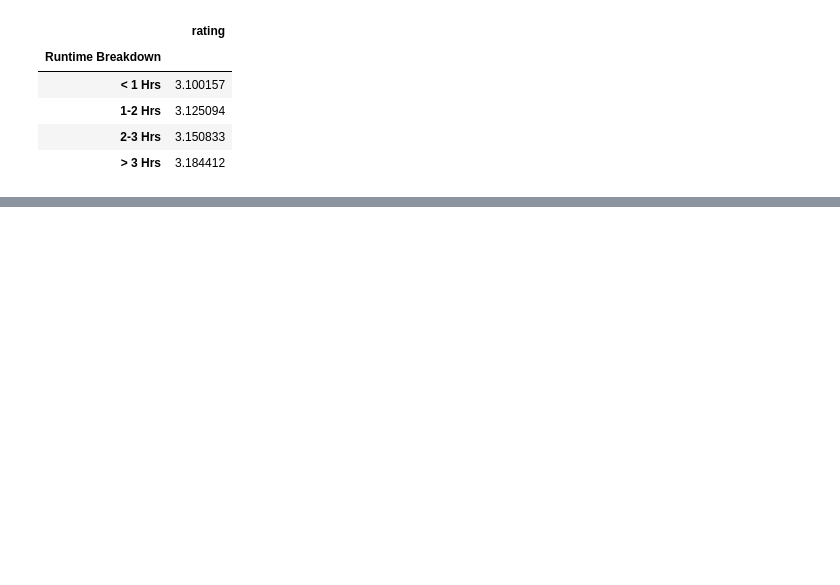
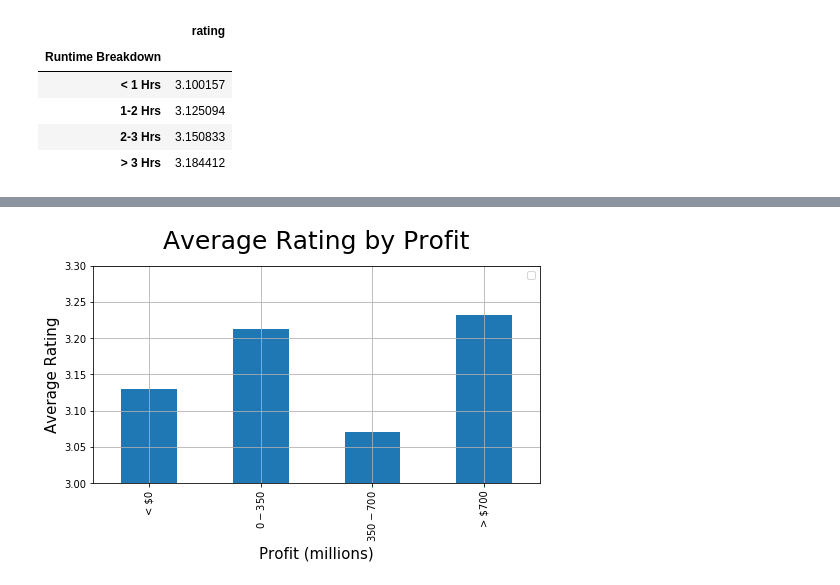
Before and after one commit to Rod-Skoglund/Data-Analytics-Project1, a Jupyter notebook: MovieAnalysis.ipynb, the cells around one changed output, grey strips where cells are left out. Cells and saved outputs as stored; diff of their text form; code cells hidden in the pictures; blank space fills up the shorter version.

```diff
--- a/MovieAnalysis.ipynb
+++ b/MovieAnalysis.ipynb
@@ -364,0 +464,13 @@ plt.show()
+# %%
+financial_ave_df = financial_df[["rating", "Profit", "Profit Range (millions)"]]
+financial_ave_df = financial_ave_df.groupby("Profit Range (millions)").mean()
+#ratings_runtime_ave_df.mean()
+#ratings_runtime_ave_df["rating"].head()
+# %%
+# Filter the DataFrame down only to those columns to chart
+financial_ave_df = financial_ave_df[["rating"]]
+
+# Set the index to be "State" so they will be used as labels
+#state_and_inches = state_and_inches.set_index("State")
+
+financial_ave_df.head()
@@ -364,0 +484,23 @@ plt.show()
+# %%
+# Use DataFrame.plot() in order to create a bar chart of the data
+financial_ave_df.plot(kind="bar", figsize=(8,4))
+
+# Set a title for the chart
+plt.title("Average Rating by Profit", y=1.05, fontsize=25)
+plt.xlabel("Profit (millions)", y=1.05, fontsize=15)
+plt.ylabel("Average Rating", fontsize=15)
+plt.legend("")
+
+
+#runtime_and_ave_df.set_xlim([xmin,xmax])
+plt.ylim([3,3.3])
+
+#*******************************************************************************
+#Add the grid to the chart
+#*******************************************************************************
+plt.grid()
+
+#plt.tight_layout()
+plt.show()
+# %% [output]
+[figure, added]
```
Also changed, not shown: parts of 43 cells of this notebook.
